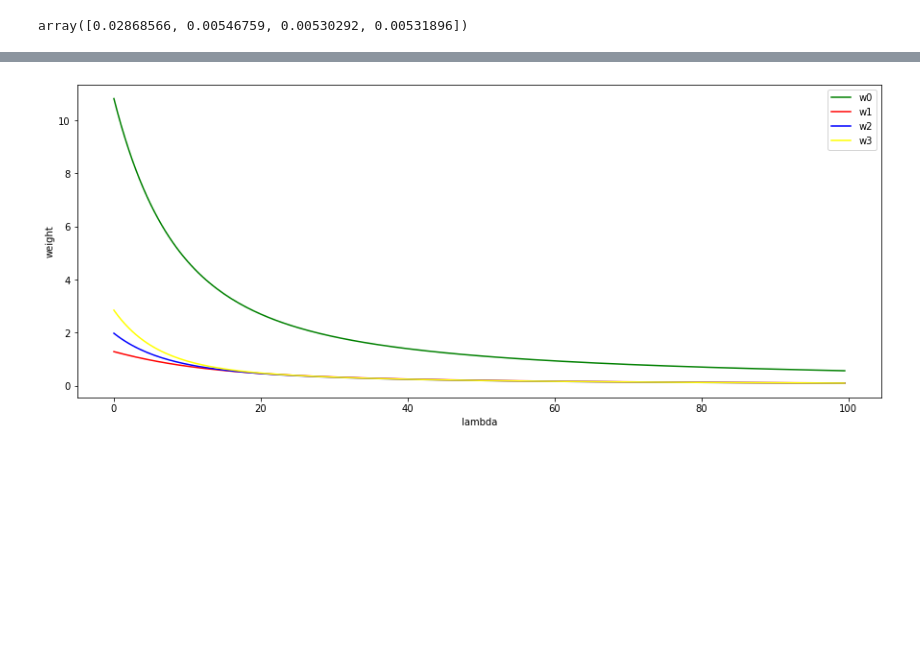
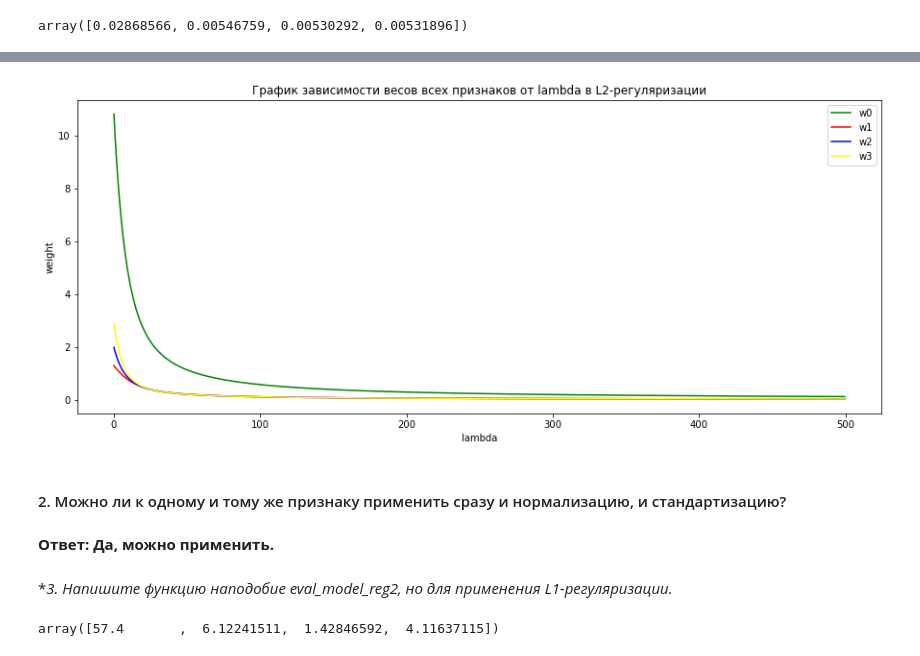
Before and after one commit to achinyaev/algoritm20210802, a Jupyter notebook: hw02.ipynb, the cells around one changed output, grey strips where cells are left out. Drawn from its saved outputs; the diff is of its cells as text; code cells hidden in the pictures; blank space fills up the shorter version.

```diff
--- a/hw02.ipynb
+++ b/hw02.ipynb
@@ -53,10 +55,11 @@ eval_model_reg2(X_st, y, 1000, 1e-4, 2000)
 # %% [output]
 array([0.02868566, 0.00546759, 0.00530292, 0.00531896])
 # %%
+%%time
 xx = []
 lamda = 0.0
 xx = np.insert(eval_model_reg2(X_st, y, 1000, 1e-4, lamda),0,lamda)
-for lamda in np.arange(0.5,100.,0.5):
+for lamda in np.arange(0.5,500.,0.5):
     xx = np.vstack( (xx,np.insert(eval_model_reg2(X_st, y, 1000, 1e-4, lamda),0,lamda) ))
-xx
+#xx
 # %% [output]
@@ -80,12 +67,19 @@ array([[ 0.        , 10.81246181,  1.28940834,  1.98091578,  2.84910259],
 # %%
 plt.figure(figsize=(15, 6))
 plt.xlabel('lambda')
 plt.ylabel('weight')
 plt.plot(xx[:,0], xx[:,1],color='green',label='w0')
 plt.plot(xx[:,0], xx[:,2],color='red',label='w1')
 plt.plot(xx[:,0], xx[:,3],color='blue',label='w2')
 plt.plot(xx[:,0], xx[:,4],color='yellow',label='w3')
 plt.legend()
+plt.title('График зависимости весов всех признаков от lambda в L2-регуляризации')
 plt.show()
 # %% [output]
-[figure, old version]
+[figure, new version]
+# %% [markdown]
+#### 2. Можно ли к одному и тому же признаку применить сразу и нормализацию, и стандартизацию?
+# %% [markdown]
+**Ответ: Да, можно применить.**
+# %% [markdown]
+**3. *Напишите функцию наподобие eval_model_reg2, но для применения L1-регуляризации.**
@@ -91,0 +98,4 @@ plt.show()
+# %%
+eval_model_reg(X_st, y, 1000, 1e-1, 0.0)
+# %% [output]
+array([57.4       ,  6.12241511,  1.42846592,  4.11637115])
```
Also changed, not shown: parts of 7 cells of this notebook.
